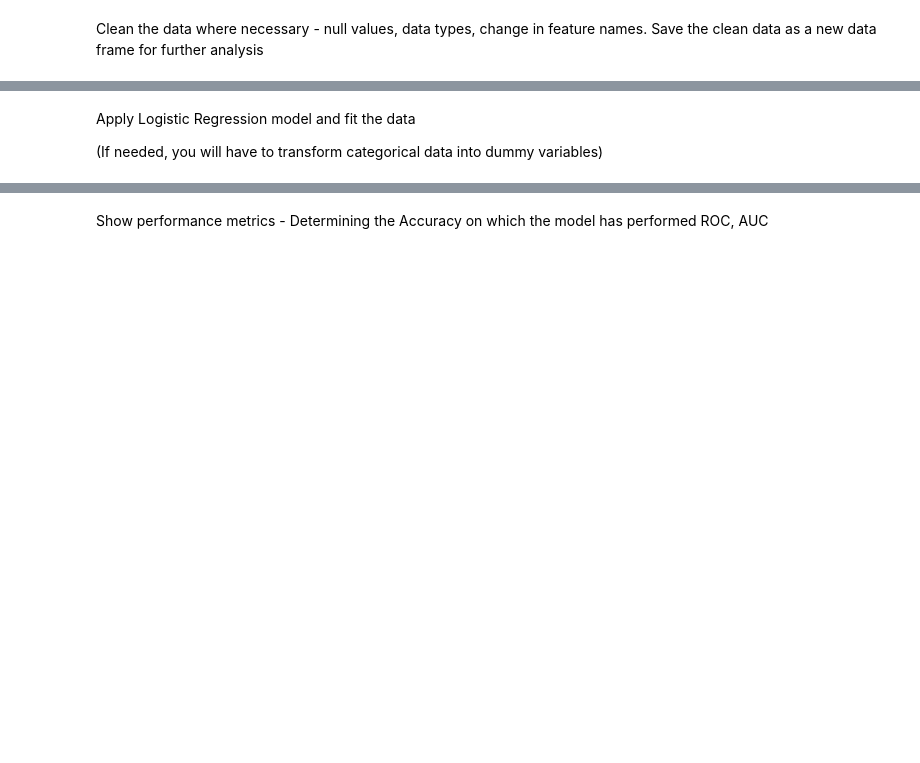
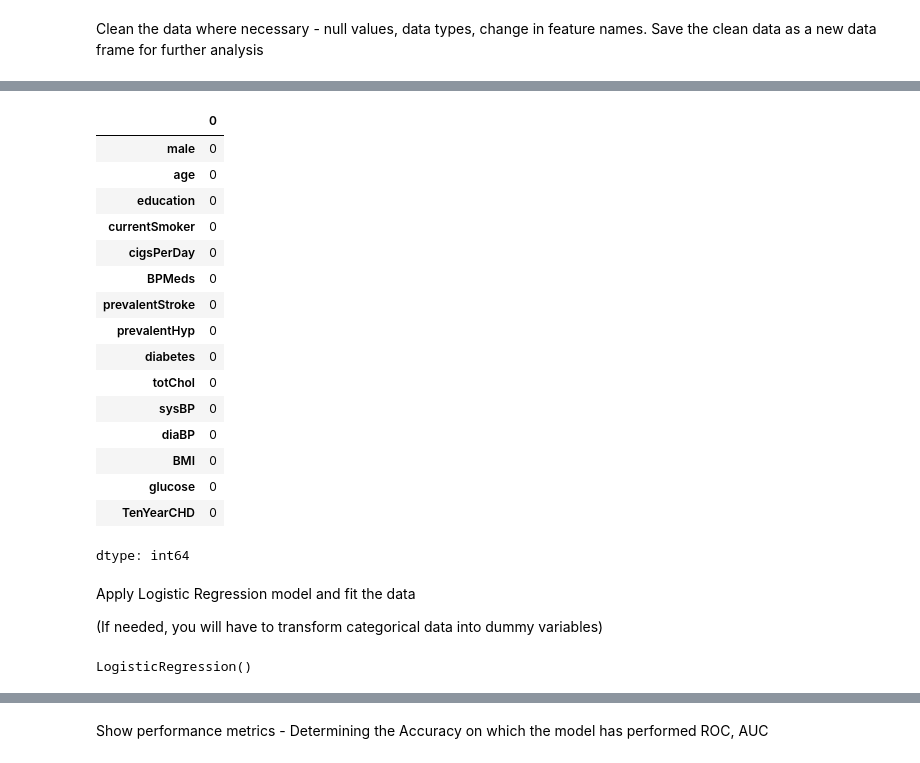
Before and after one commit to AlexanderG40/Data-Science, a Jupyter notebook: Week10_Assignment_10_1.ipynb, the cells around one changed output, grey strips where cells are left out. Saved outputs shown, nothing was run; the diff lists cells and outputs as text; code cells hidden in the pictures; blank space fills up the shorter version.

```diff
--- a/Week10_Assignment_10_1.ipynb
+++ b/Week10_Assignment_10_1.ipynb
@@ -91,0 +114,3 @@ Clean the data where necessary - null values, data types, change in feature name
+# %%
+# Code here
+df["education"].fillna(df["education"].mode()[0], inplace=True)
@@ -91,0 +124,4 @@ Clean the data where necessary - null values, data types, change in feature name
+# %%
+# we fill our missing data with the median of our data
+for col in ["cigsPerDay", "BPMeds", "totChol", "BMI", "glucose"]:
+  df[col].fillna(df[col].median(), inplace=True)
@@ -92,3 +135,27 @@ Clean the data where necessary - null values, data types, change in feature name
+# %%
+# we drop some of our columns which are irrelevant to our data heart disease
+df.drop(columns=["heartRate"], inplace=True)
+# %%
+# we run our columns to make sure we no longer have any null values
+df.isnull().sum()
+# %% [output]
+|  | 0 |
+| male | 0 |
+| age | 0 |
+| education | 0 |
+| currentSmoker | 0 |
+| cigsPerDay | 0 |
+| BPMeds | 0 |
+| prevalentStroke | 0 |
+| prevalentHyp | 0 |
+| diabetes | 0 |
+| totChol | 0 |
+| sysBP | 0 |
+| diaBP | 0 |
+| BMI | 0 |
+| glucose | 0 |
+| TenYearCHD | 0 |
+dtype: int64
 # %% [markdown]
 Apply Logistic Regression model and fit the data
 
@@ -97,0 +187,8 @@ Apply Logistic Regression model and fit the data
+# %%
+# we add more linear regression
+from sklearn.linear_model import LogisticRegression
+
+model = LogisticRegression()
+model.fit(X_train_scaled, y_train)
+# %% [output]
+LogisticRegression()
```
Also changed, not shown: parts of 20 cells of this notebook.
